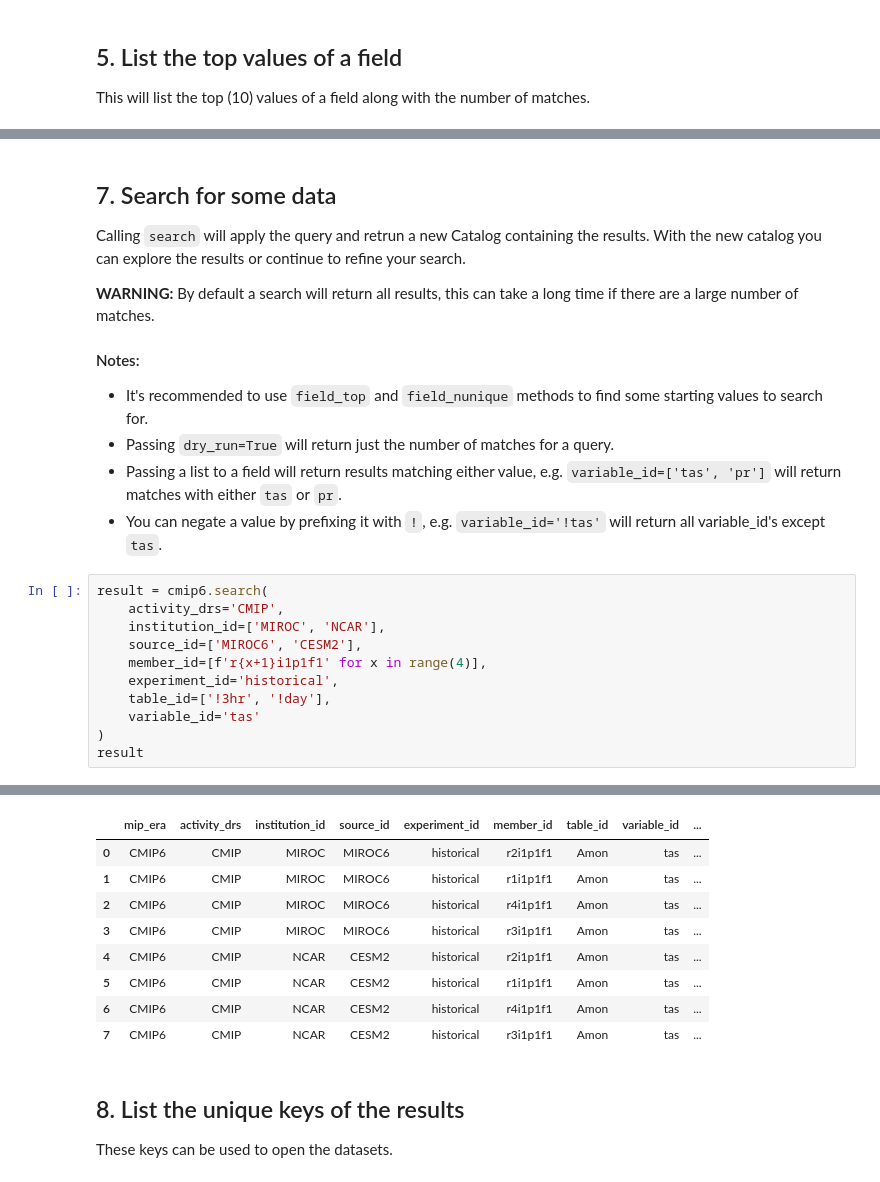
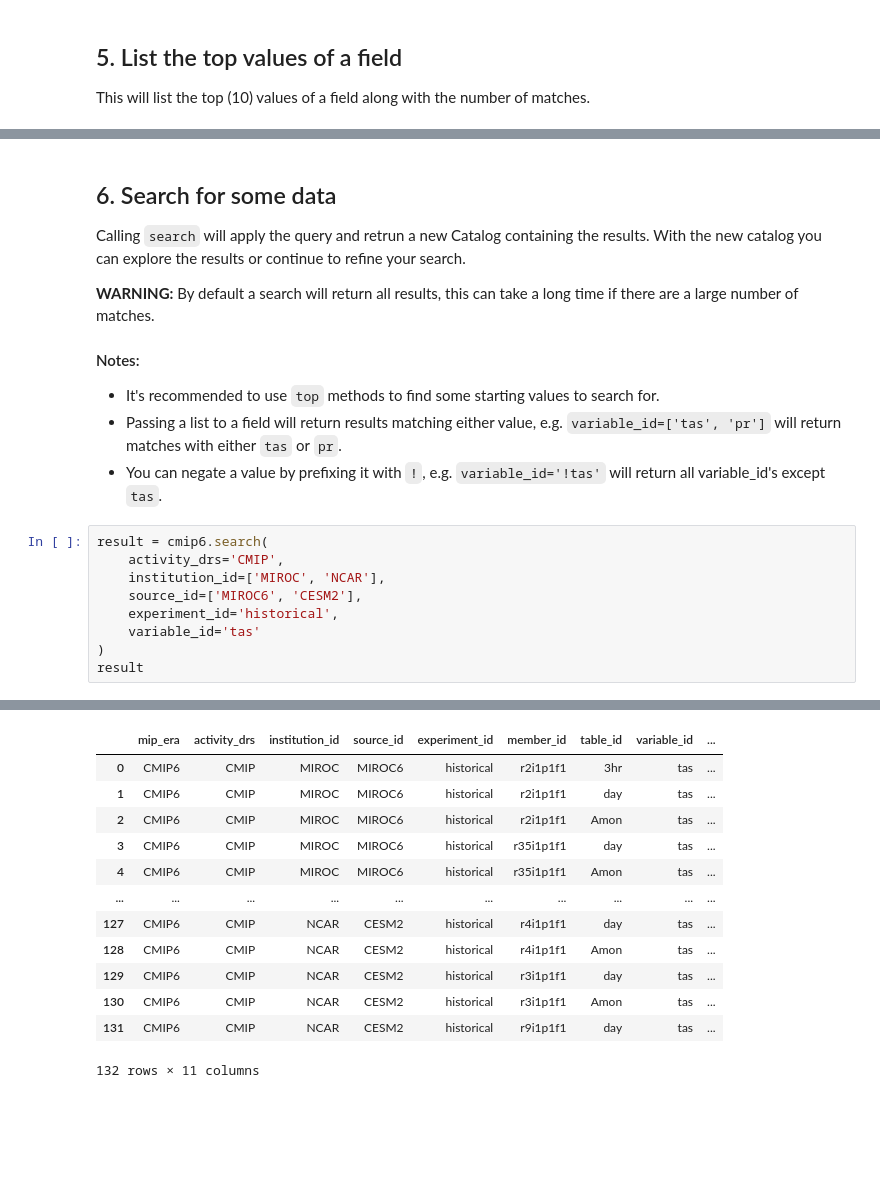
Before and after one commit to esgf-nimbus/cookbook, a Jupyter notebook: notebooks/intake.ipynb, the cells around one changed output, grey strips where cells are left out. Drawn from its saved outputs; the diff is of its cells as text; blank space fills up the shorter version.

```diff
--- a/notebooks/intake.ipynb
+++ b/notebooks/intake.ipynb
@@ -141,12 +93,11 @@ cmip6.field_nunique('activity_drs')
 # %% [markdown]
-## 7. Search for some data
+## 6. Search for some data
 Calling `search` will apply the query and retrun a new Catalog containing the results. With the new catalog you can explore the results or continue to refine your search.
 
 **WARNING:** By default a search will return all results, this can take a long time if there are a large number of matches.
 
 #### Notes:
-- It's recommended to use `field_top` and `field_nunique` methods to find some starting values to search for.
-- Passing `dry_run=True` will return just the number of matches for a query.
+- It's recommended to use `top` methods to find some starting values to search for.
 - Passing a list to a field will return results matching either value, e.g. `variable_id=['tas', 'pr']` will return matches with either `tas` or `pr`.
 - You can negate a value by prefixing it with `!`, e.g. `variable_id='!tas'` will return all variable_id's except `tas`.
 # %%
@@ -154,9 +105,7 @@ result = cmip6.search(
     activity_drs='CMIP',
     institution_id=['MIROC', 'NCAR'],
     source_id=['MIROC6', 'CESM2'],
-    member_id=[f'r{x+1}i1p1f1' for x in range(4)],
     experiment_id='historical',
-    table_id=['!3hr', '!day'],
     variable_id='tas'
 )
 result
@@ -166,12 +115,13 @@ result
 |  | mip_era | activity_drs | institution_id | source_id | experiment_id | member_id | table_id | variable_id | ... |
-| 0 | CMIP6 | CMIP | MIROC | MIROC6 | historical | r2i1p1f1 | Amon | tas | ... |
-| 1 | CMIP6 | CMIP | MIROC | MIROC6 | historical | r1i1p1f1 | Amon | tas | ... |
-| 2 | CMIP6 | CMIP | MIROC | MIROC6 | historical | r4i1p1f1 | Amon | tas | ... |
-| 3 | CMIP6 | CMIP | MIROC | MIROC6 | historical | r3i1p1f1 | Amon | tas | ... |
-| 4 | CMIP6 | CMIP | NCAR | CESM2 | historical | r2i1p1f1 | Amon | tas | ... |
-| 5 | CMIP6 | CMIP | NCAR | CESM2 | historical | r1i1p1f1 | Amon | tas | ... |
-| 6 | CMIP6 | CMIP | NCAR | CESM2 | historical | r4i1p1f1 | Amon | tas | ... |
-| 7 | CMIP6 | CMIP | NCAR | CESM2 | historical | r3i1p1f1 | Amon | tas | ... |
+| 0 | CMIP6 | CMIP | MIROC | MIROC6 | historical | r2i1p1f1 | 3hr | tas | ... |
+| 1 | CMIP6 | CMIP | MIROC | MIROC6 | historical | r2i1p1f1 | day | tas | ... |
+| 2 | CMIP6 | CMIP | MIROC | MIROC6 | historical | r2i1p1f1 | Amon | tas | ... |
+| 3 | CMIP6 | CMIP | MIROC | MIROC6 | historical | r35i1p1f1 | day | tas | ... |
+| 4 | CMIP6 | CMIP | MIROC | MIROC6 | historical | r35i1p1f1 | Amon | tas | ... |
+| ... | ... | ... | ... | ... | ... | ... | ... | ... | ... |
+| 127 | CMIP6 | CMIP | NCAR | CESM2 | historical | r4i1p1f1 | day | tas | ... |
+| 128 | CMIP6 | CMIP | NCAR | CESM2 | historical | r4i1p1f1 | Amon | tas | ... |
+| 129 | CMIP6 | CMIP | NCAR | CESM2 | historical | r3i1p1f1 | day | tas | ... |
+| 130 | CMIP6 | CMIP | NCAR | CESM2 | historical | r3i1p1f1 | Amon | tas | ... |
+| 131 | CMIP6 | CMIP | NCAR | CESM2 | historical | r9i1p1f1 | day | tas | ... |
+132 rows × 11 columns
-# %% [markdown]
-## 8. List the unique keys of the results
-These keys can be used to open the datasets.
```
Also changed, not shown: parts of 35 cells of this notebook.
